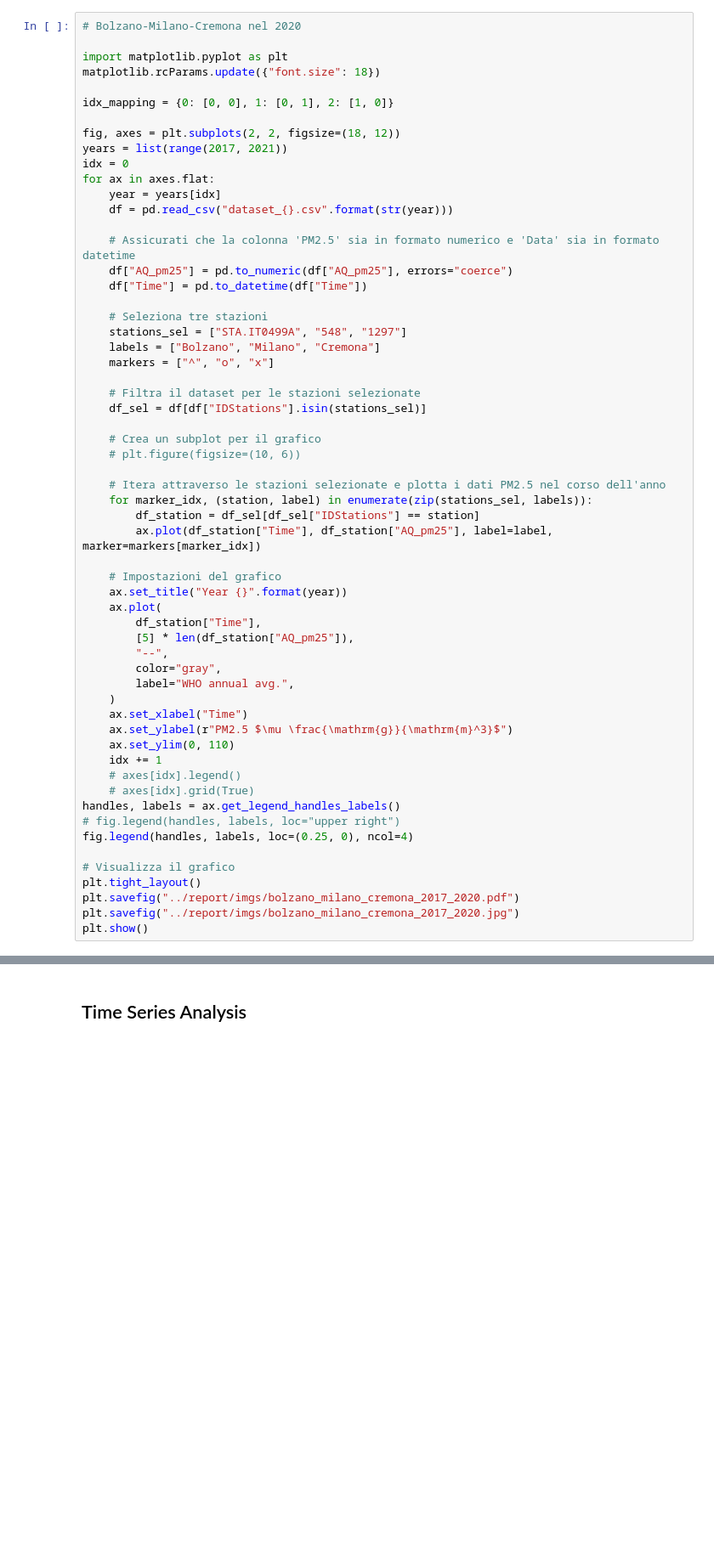
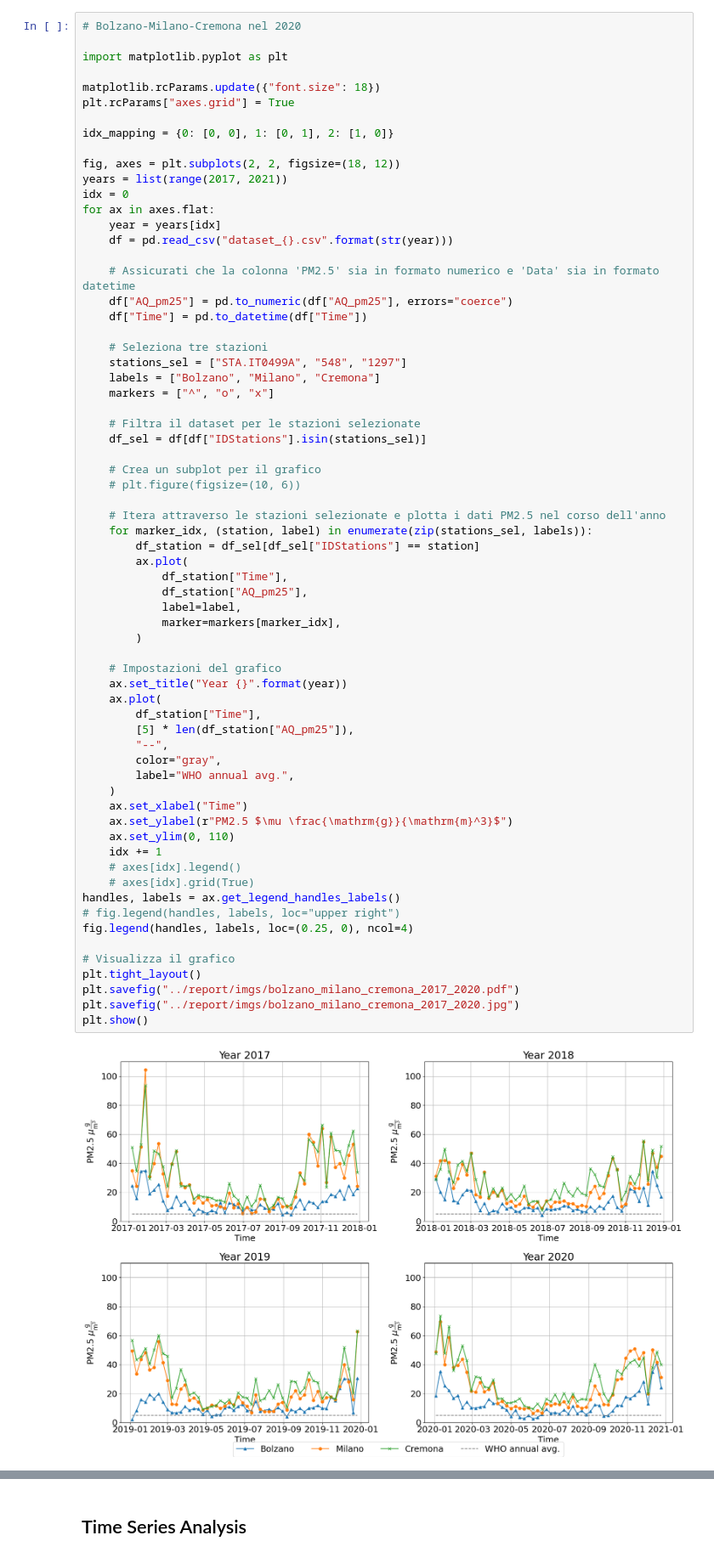
Before and after one commit to benedettacefaloni/PM25-Clustering, a Jupyter notebook: src/data_exploration.ipynb, the cells around one changed output, grey strips where cells are left out. Shown at 85% size. Cells and saved outputs as stored; diff of their text form; blank space fills up the shorter version.

Commit message:
add grid to the plots

```diff
--- a/src/data_exploration.ipynb
+++ b/src/data_exploration.ipynb
@@ -153,7 +190,9 @@ plt.show()
 # Bolzano-Milano-Cremona nel 2020
 
 import matplotlib.pyplot as plt
+
 matplotlib.rcParams.update({"font.size": 18})
+plt.rcParams["axes.grid"] = True
 
 idx_mapping = {0: [0, 0], 1: [0, 1], 2: [1, 0]}
 
@@ -180,34 +219,41 @@ for ax in axes.flat:
     # plt.figure(figsize=(10, 6))
 
     # Itera attraverso le stazioni selezionate e plotta i dati PM2.5 nel corso dell'anno
     for marker_idx, (station, label) in enumerate(zip(stations_sel, labels)):
         df_station = df_sel[df_sel["IDStations"] == station]
-        ax.plot(df_station["Time"], df_station["AQ_pm25"], label=label, marker=markers[marker_idx])
+        ax.plot(
+            df_station["Time"],
+            df_station["AQ_pm25"],
+            label=label,
+            marker=markers[marker_idx],
+        )
 
     # Impostazioni del grafico
     ax.set_title("Year {}".format(year))
     ax.plot(
         df_station["Time"],
         [5] * len(df_station["AQ_pm25"]),
         "--",
         color="gray",
         label="WHO annual avg.",
     )
     ax.set_xlabel("Time")
     ax.set_ylabel(r"PM2.5 $\mu \frac{\mathrm{g}}{\mathrm{m}^3}$")
     ax.set_ylim(0, 110)
     idx += 1
     # axes[idx].legend()
     # axes[idx].grid(True)
 handles, labels = ax.get_legend_handles_labels()
 # fig.legend(handles, labels, loc="upper right")
 fig.legend(handles, labels, loc=(0.25, 0), ncol=4)
 
 # Visualizza il grafico
 plt.tight_layout()
 plt.savefig("../report/imgs/bolzano_milano_cremona_2017_2020.pdf")
 plt.savefig("../report/imgs/bolzano_milano_cremona_2017_2020.jpg")
 plt.show()
+# %% [output]
+[figure, added]
 # %%
 # timeseries dei dati di una/due stazioni in diversi anni, vedere se segue dei trend (prendere stazioni in parti diverse)
 
```
Also changed, not shown: parts of 7 cells of this notebook, 2 other files.
